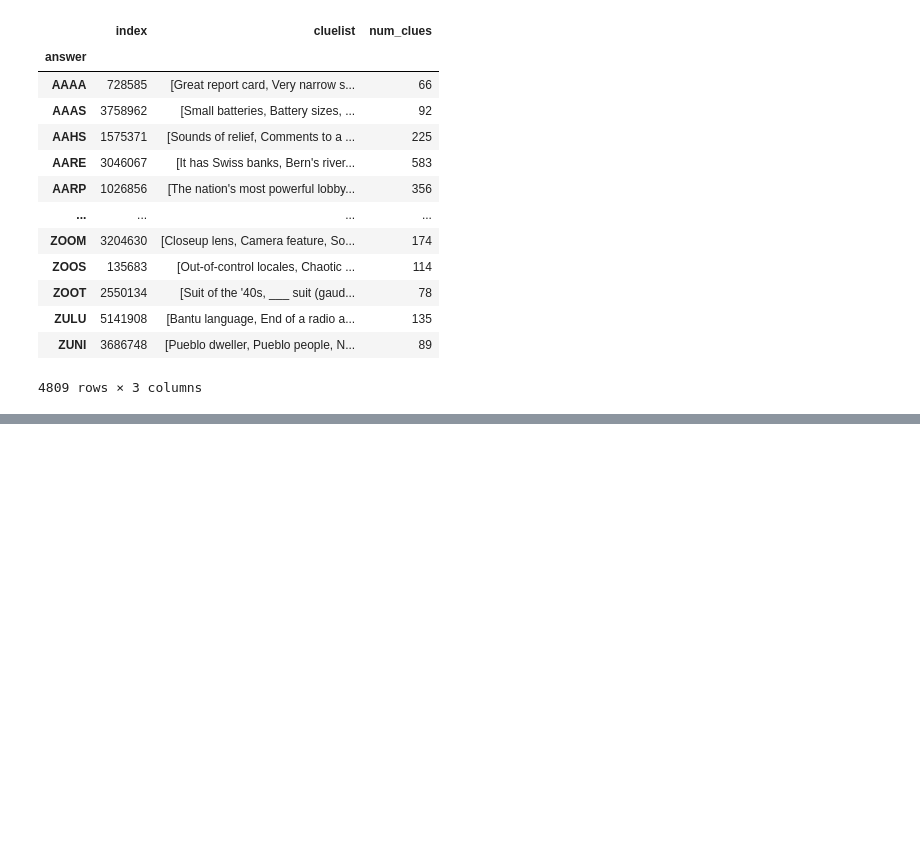
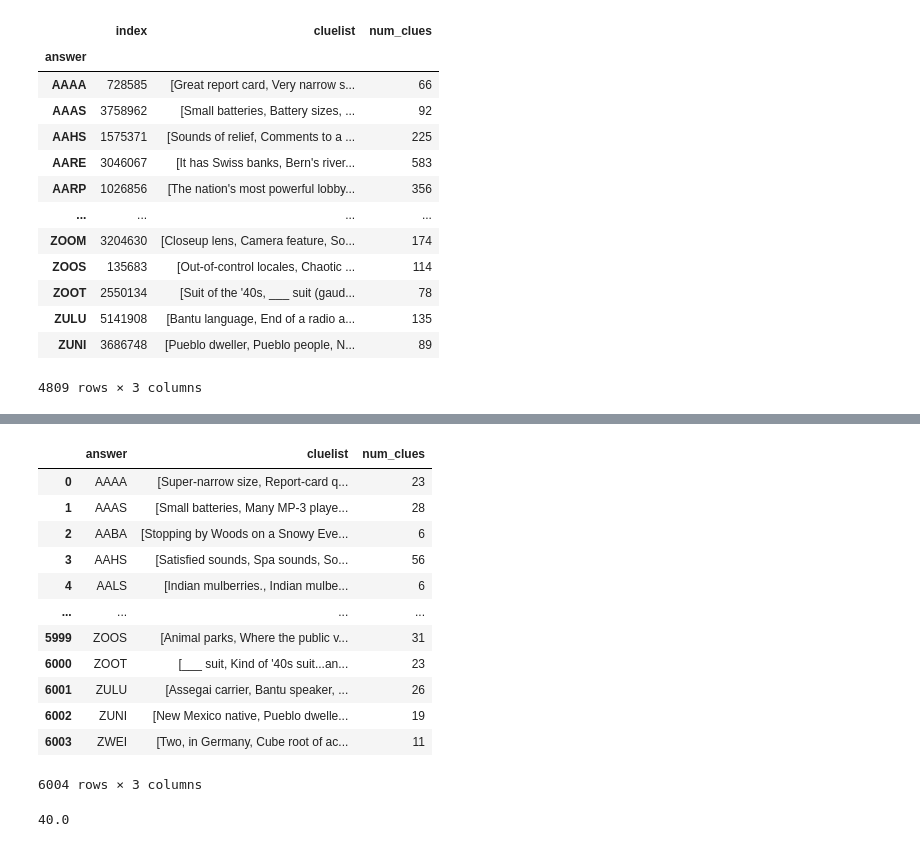
Before and after one commit to tsherman181/InfiniteWordLadder, a Jupyter notebook: ClueAnswerJSON.ipynb, the cells around one changed output, grey strips where cells are left out. Drawn from its saved outputs; the diff is of its cells as text; code cells hidden in the pictures; blank space fills up the shorter version.

Commit message:
More JSON work. Hopefully difficulty finished by end of today

```diff
--- a/ClueAnswerJSON.ipynb
+++ b/ClueAnswerJSON.ipynb
@@ -231,0 +217,26 @@ df.to_json("CATest.json")
+# %%
+df = pd.read_csv(testpath)
+df = df[df["length"] == 4]
+del df["year"]
+del df["length"]
+del df["pubid"]
+df = df.dropna()
+df = df.sort_values('answer')
+df["valid_answer"] = df["answer"].str.isalpha()
+df = df[df["valid_answer"] == True]
+df = df.groupby('answer').agg({'index':'first',
+                             'clue': ', '.join,
+                            })
+df["cluelist"] = df["clue"].str.split(',')
+df["num_clues"] = df.cluelist.map(len)
+df = df[df["num_clues"] >= 5]
+del df["clue"]
+df.reset_index(inplace = True)
+del df["index"]
+cols = df.columns.tolist()
+print(cols)
+cols = cols[-1:] + cols[:-1]
+cols = cols[-1:] + cols[:-1]
+df = df[cols]
+print(df.head())
+df.to_json("HardTest2.json", orient = "records")
@@ -231,0 +251,20 @@ df.to_json("CATest.json")
+# %%
+df
+# %% [output]
+|  | answer | cluelist | num_clues |
+| 0 | AAAA | [Super-narrow size, Report-card q... | 23 |
+| 1 | AAAS | [Small batteries, Many MP-3 playe... | 28 |
+| 2 | AABA | [Stopping by Woods on a Snowy Eve... | 6 |
+| 3 | AAHS | [Satisfied sounds, Spa sounds, So... | 56 |
+| 4 | AALS | [Indian mulberries., Indian mulbe... | 6 |
+| ... | ... | ... | ... |
+| 5999 | ZOOS | [Animal parks, Where the public v... | 31 |
+| 6000 | ZOOT | [___ suit, Kind of '40s suit...an... | 23 |
+| 6001 | ZULU | [Assegai carrier, Bantu speaker, ... | 26 |
+| 6002 | ZUNI | [New Mexico native, Pueblo dwelle... | 19 |
+| 6003 | ZWEI | [Two, in Germany, Cube root of ac... | 11 |
+6004 rows × 3 columns
+# %%
+df["num_clues"].median()
+# %% [output]
+40.0
```
Also changed, not shown: parts of 3 cells of this notebook, 7 other files.
